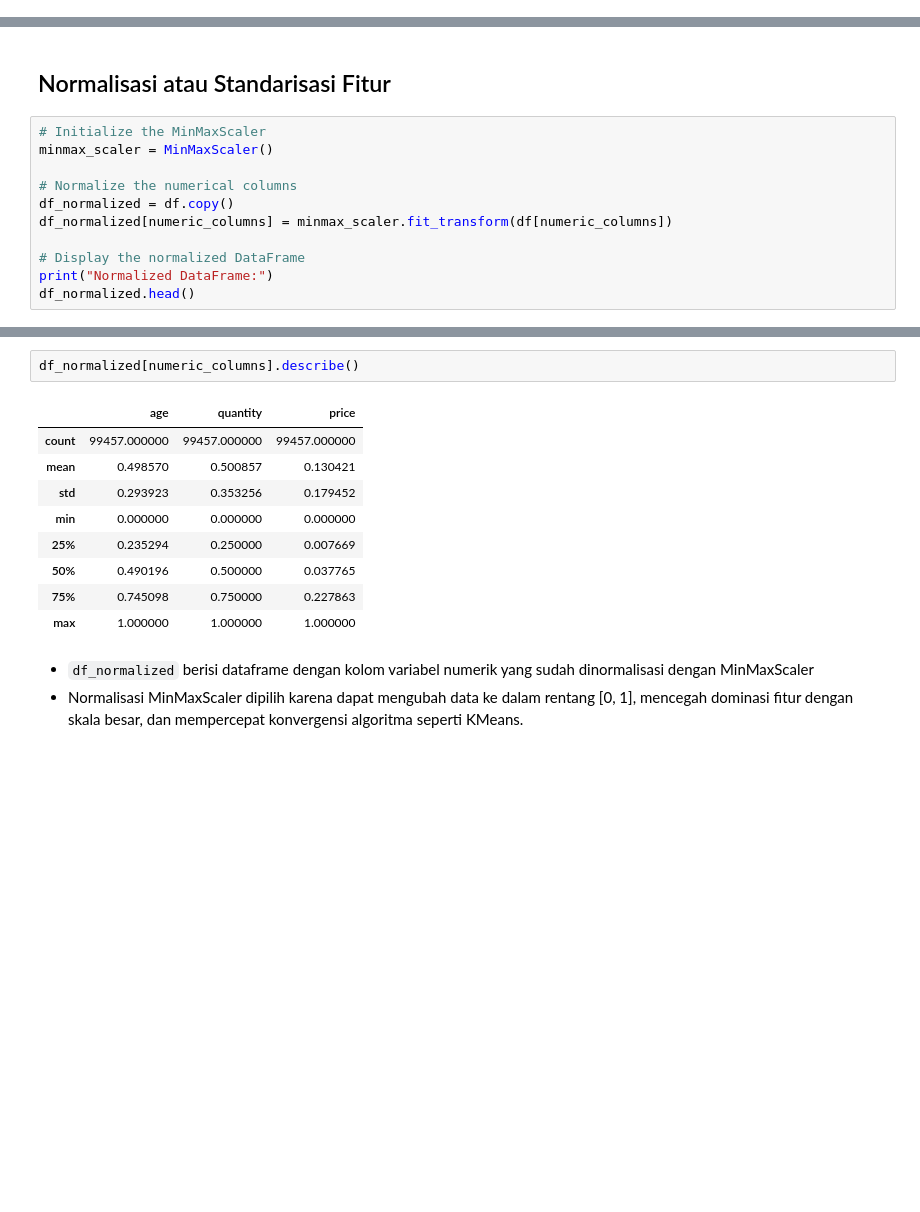
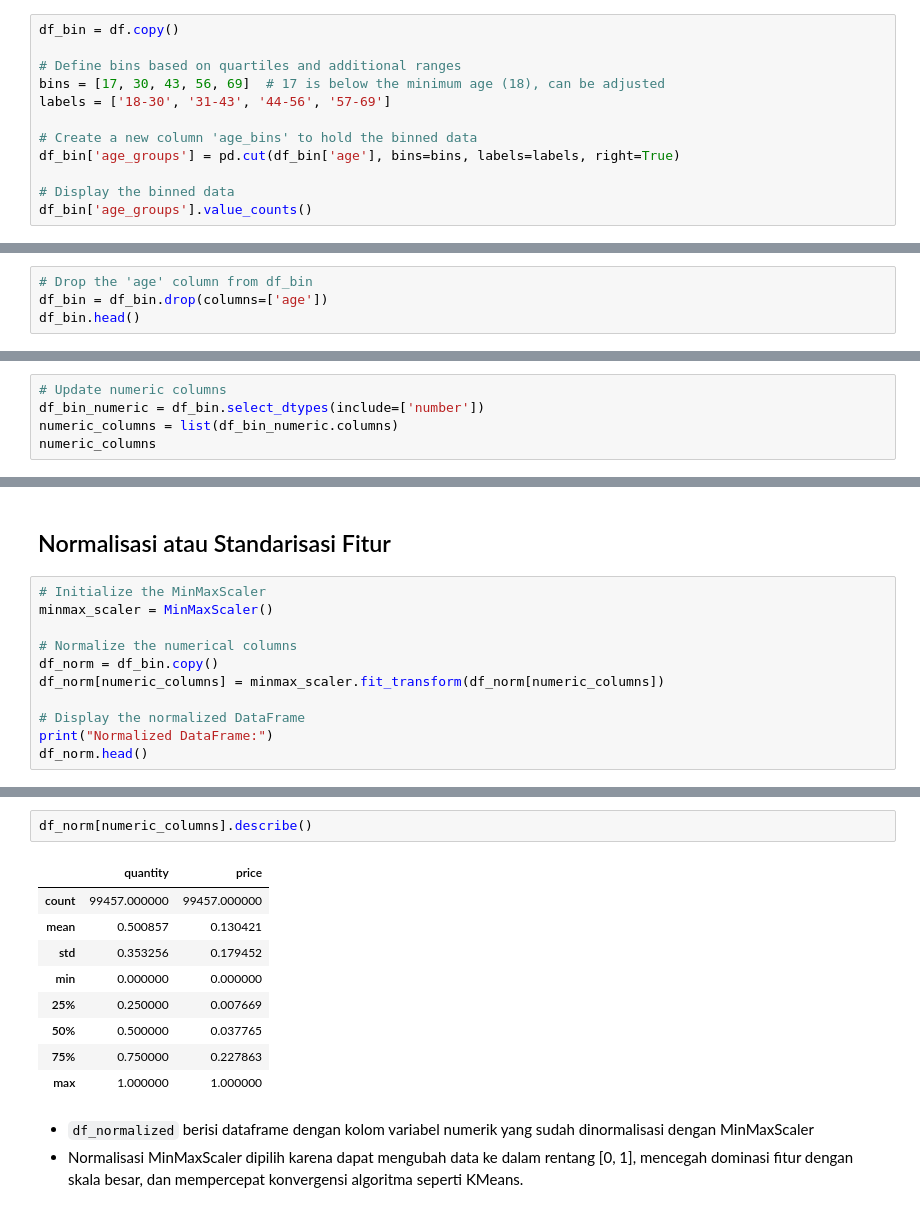
Before and after one commit to arguto1993/istanbul-retail-clustering-classification, a Jupyter notebook: clustering.ipynb, the cells around one changed output, grey strips where cells are left out. Cells and saved outputs as stored; diff of their text form; blank space fills up the shorter version.

```diff
--- a/clustering.ipynb
+++ b/clustering.ipynb
@@ -362,0 +383,12 @@ Outliers in 'price':
+# %%
+df_bin = df.copy()
+
+# Define bins based on quartiles and additional ranges
+bins = [17, 30, 43, 56, 69]  # 17 is below the minimum age (18), can be adjusted
+labels = ['18-30', '31-43', '44-56', '57-69']
+
+# Create a new column 'age_bins' to hold the binned data
+df_bin['age_groups'] = pd.cut(df_bin['age'], bins=bins, labels=labels, right=True)
+
+# Display the binned data
+df_bin['age_groups'].value_counts()
@@ -362,0 +402,4 @@ Outliers in 'price':
+# %%
+# Drop the 'age' column from df_bin
+df_bin = df_bin.drop(columns=['age'])
+df_bin.head()
@@ -362,0 +419,5 @@ Outliers in 'price':
+# %%
+# Update numeric columns
+df_bin_numeric = df_bin.select_dtypes(include=['number'])
+numeric_columns = list(df_bin_numeric.columns)
+numeric_columns
@@ -367,11 +442,11 @@ Outliers in 'price':
 minmax_scaler = MinMaxScaler()
 
 # Normalize the numerical columns
-df_normalized = df.copy()
-df_normalized[numeric_columns] = minmax_scaler.fit_transform(df[numeric_columns])
+df_norm = df_bin.copy()
+df_norm[numeric_columns] = minmax_scaler.fit_transform(df_norm[numeric_columns])
 
 # Display the normalized DataFrame
 print("Normalized DataFrame:")
-df_normalized.head()
+df_norm.head()
 # %% [output]
 Normalized DataFrame:
@@ -384,15 +459,15 @@ Normalized DataFrame:
 # %%
-df_normalized[numeric_columns].describe()
+df_norm[numeric_columns].describe()
 # %% [output]
-|  | age | quantity | price |
-| count | 99457.000000 | 99457.000000 | 99457.000000 |
-| mean | 0.498570 | 0.500857 | 0.130421 |
-| std | 0.293923 | 0.353256 | 0.179452 |
-| min | 0.000000 | 0.000000 | 0.000000 |
-| 25% | 0.235294 | 0.250000 | 0.007669 |
-| 50% | 0.490196 | 0.500000 | 0.037765 |
-| 75% | 0.745098 | 0.750000 | 0.227863 |
-| max | 1.000000 | 1.000000 | 1.000000 |
+|  | quantity | price |
+| count | 99457.000000 | 99457.000000 |
+| mean | 0.500857 | 0.130421 |
+| std | 0.353256 | 0.179452 |
+| min | 0.000000 | 0.000000 |
+| 25% | 0.250000 | 0.007669 |
+| 50% | 0.500000 | 0.037765 |
+| 75% | 0.750000 | 0.227863 |
+| max | 1.000000 | 1.000000 |
 # %% [markdown]
 - `df_normalized` berisi dataframe dengan kolom variabel numerik yang sudah dinormalisasi dengan MinMaxScaler
 - Normalisasi MinMaxScaler dipilih karena dapat mengubah data ke dalam rentang [0, 1], mencegah dominasi fitur dengan skala besar, dan mempercepat konvergensi algoritma seperti KMeans.
```
Also changed, not shown: parts of 33 cells of this notebook.
